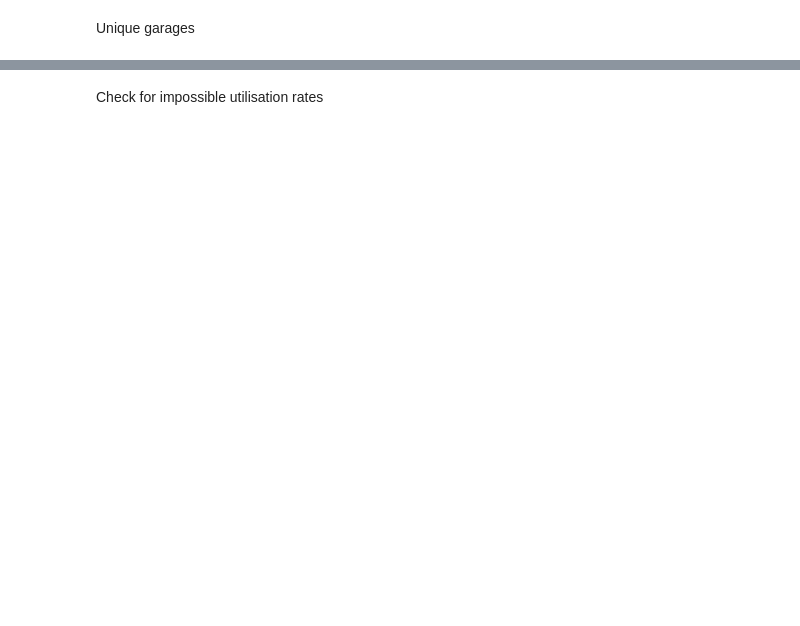
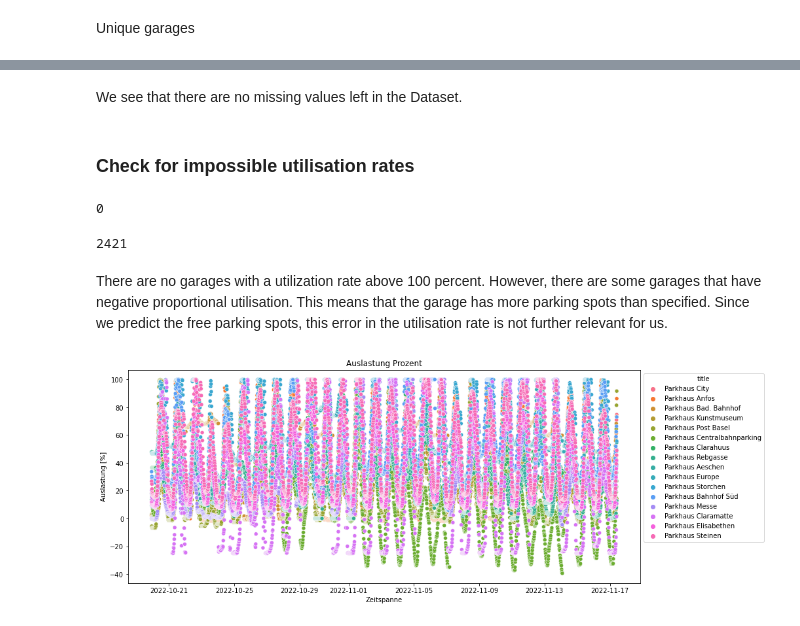
Before and after one commit to SimonLuder/FHNW_CHX_HS22, a Jupyter notebook: notebooks/prep_live_data.ipynb, the cells around one changed output, grey strips where cells are left out. Saved outputs shown, nothing was run; the diff lists cells and outputs as text; code cells hidden in the pictures; blank space fills up the shorter version.

```diff
--- a/notebooks/prep_live_data.ipynb
+++ b/notebooks/prep_live_data.ipynb
@@ -7,7 +11,7 @@ import os
 from datetime import datetime, timedelta
 from helper import *
 # %%
-t = "60Min"
-long_interpolation = 4
+t = "20Min" # resolution (eg. grouping the data on 60 min steps)
+long_interpolation = 4 # we use a different interpolation method for longer periods of missing data
 # %% [markdown]
 ## Import dataframes
@@ -115,4 +181,4 @@ round(len(sub_df1) / len(sub_df2), 3)
 # %%
-df = sub_df2
+df = sub_df2.drop(columns=["missing"])
 # %%
 df
@@ -128,14 +246,24 @@ df[df.isna().any(axis=1)]
+# %% [markdown]
+We see that there are no missing values left in the Dataset.
 # %% [markdown]
-Check for impossible utilisation rates
+### Check for impossible utilisation rates
 # %%
 len(df.loc[df["auslastung_prozent"] > 100])
+# %% [output]
+0
 # %%
 len(df.loc[df["auslastung_prozent"] < 0])
+# %% [output]
+2421
+# %% [markdown]
+There are no garages with a utilization rate above 100 percent. However, there are some garages that have negative proportional utilisation. This means that the garage has more parking spots than specified. Since we predict the free parking spots, this error in the utilisation rate is not further relevant for us.
 # %%
 plt.figure(figsize=(14,6))
 ax = sns.scatterplot(data = df, x="published", y="auslastung_prozent", hue="title")
 sns.move_legend(ax, "upper left", bbox_to_anchor=(1, 1))
 plt.title("Auslastung Prozent")
-plt.xlabel("Auslastung [%]")
-plt.ylabel("Zeitspanne")
+plt.ylabel("Auslastung [%]")
+plt.xlabel("Zeitspanne")
 plt.show()
+# %% [output]
+[figure, added]
```
Also changed, not shown: parts of 43 cells of this notebook, 3 other files.
